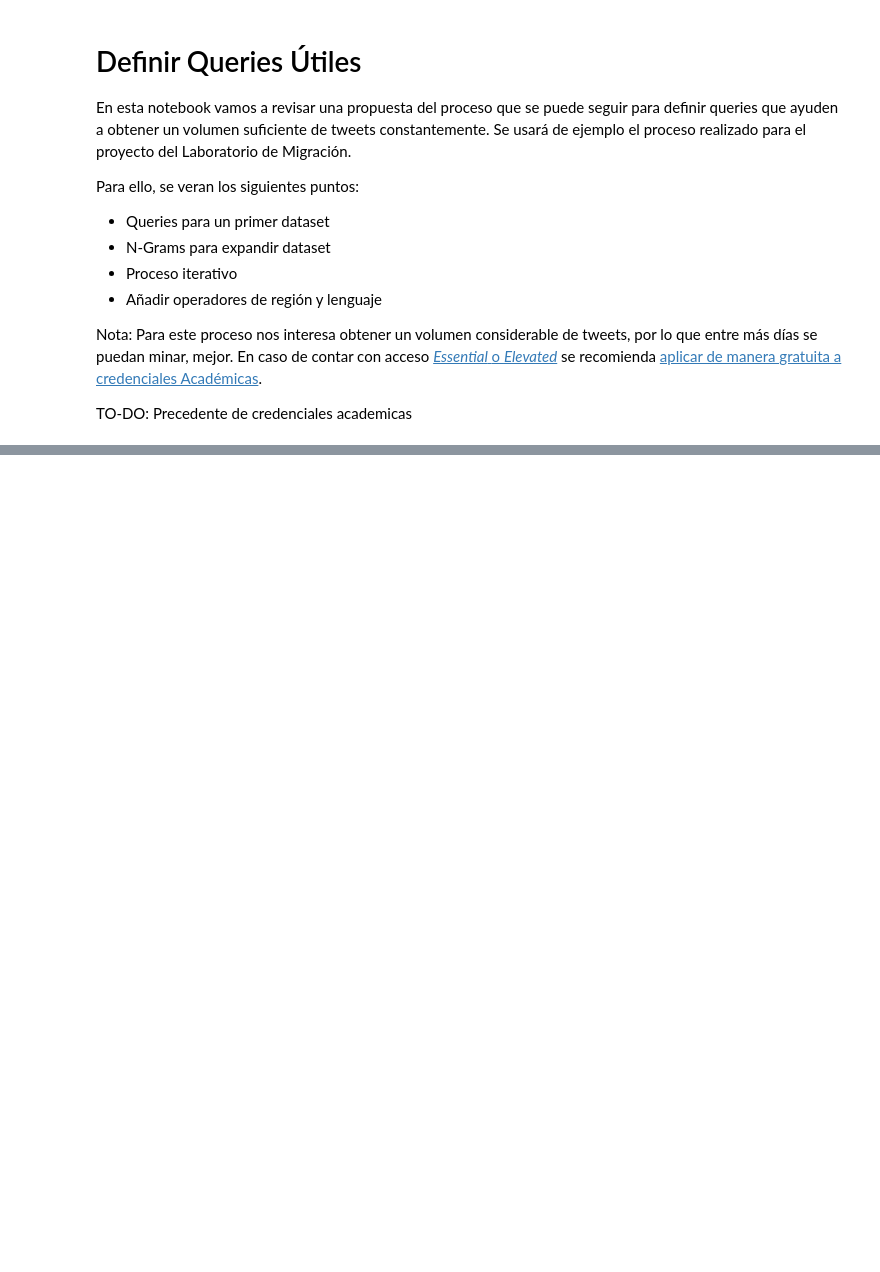
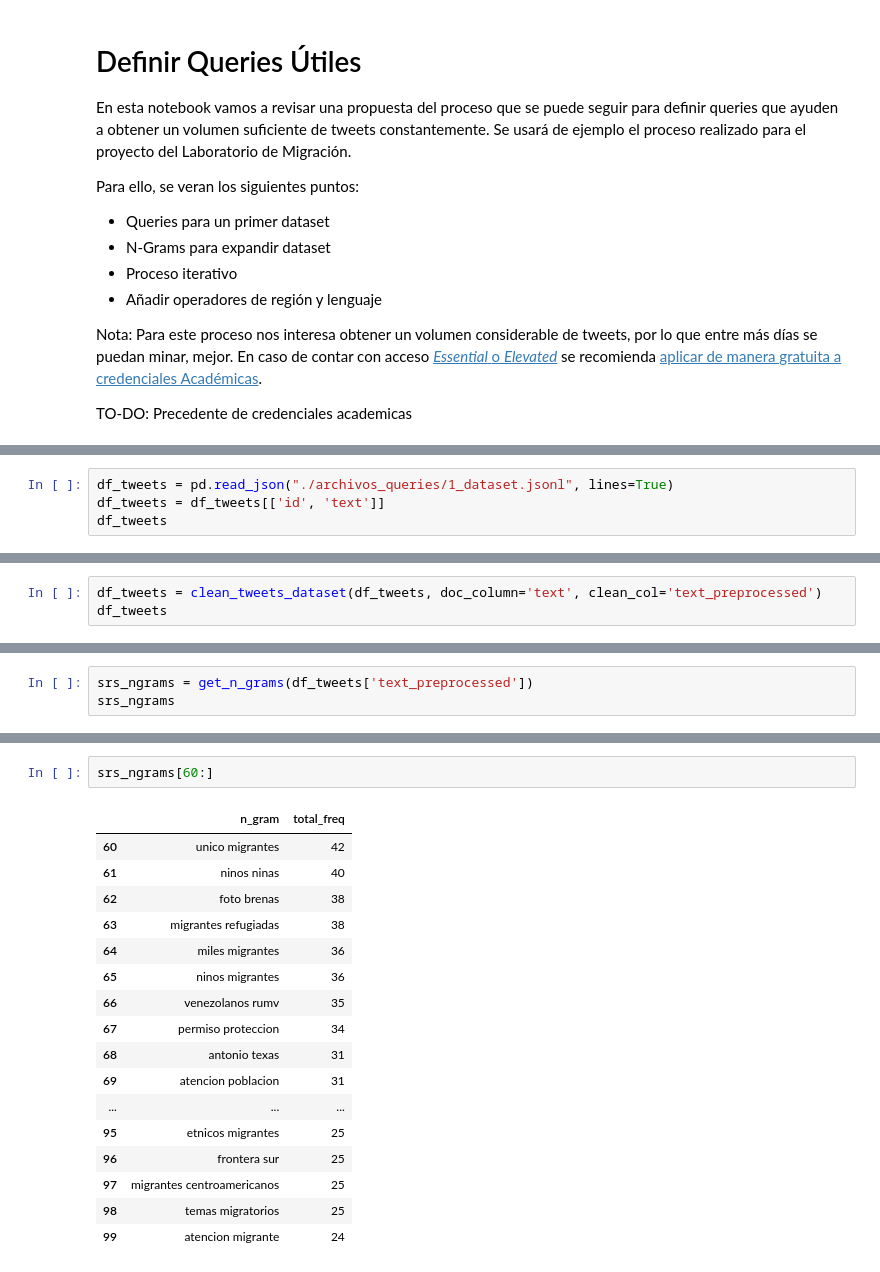
Before and after one commit to Entropia-AI/Workshop_2_Migracion, a Jupyter notebook: twitter/2_Definiendo_Queries.ipynb, the cells around one changed output, grey strips where cells are left out. Drawn from its saved outputs; the diff is of its cells as text; blank space fills up the shorter version.

```diff
--- a/twitter/2_Definiendo_Queries.ipynb
+++ b/twitter/2_Definiendo_Queries.ipynb
@@ -49,0 +170,4 @@ Un query ejemplo podría ser: `(migrar OR inmigrar OR emigrar OR migrante OR inm
+# %%
+df_tweets = pd.read_json("./archivos_queries/1_dataset.jsonl", lines=True)
+df_tweets = df_tweets[['id', 'text']]
+df_tweets
@@ -49,0 +209,3 @@ Un query ejemplo podría ser: `(migrar OR inmigrar OR emigrar OR migrante OR inm
+# %%
+df_tweets = clean_tweets_dataset(df_tweets, doc_column='text', clean_col='text_preprocessed')
+df_tweets
@@ -49,0 +226,3 @@ Un query ejemplo podría ser: `(migrar OR inmigrar OR emigrar OR migrante OR inm
+# %%
+srs_ngrams = get_n_grams(df_tweets['text_preprocessed'])
+srs_ngrams
@@ -49,0 +243,20 @@ Un query ejemplo podría ser: `(migrar OR inmigrar OR emigrar OR migrante OR inm
+# %%
+srs_ngrams[60:]
+# %% [output]
+|  | n_gram | total_freq |
+| 60 | unico migrantes | 42 |
+| 61 | ninos ninas | 40 |
+| 62 | foto brenas | 38 |
+| 63 | migrantes refugiadas | 38 |
+| 64 | miles migrantes | 36 |
+| 65 | ninos migrantes | 36 |
+| 66 | venezolanos rumv | 35 |
+| 67 | permiso proteccion | 34 |
+| 68 | antonio texas | 31 |
+| 69 | atencion poblacion | 31 |
+| ... | ... | ... |
+| 95 | etnicos migrantes | 25 |
+| 96 | frontera sur | 25 |
+| 97 | migrantes centroamericanos | 25 |
+| 98 | temas migratorios | 25 |
+| 99 | atencion migrante | 24 |
```
Also changed, not shown: parts of 25 cells of this notebook, 12 other files.
